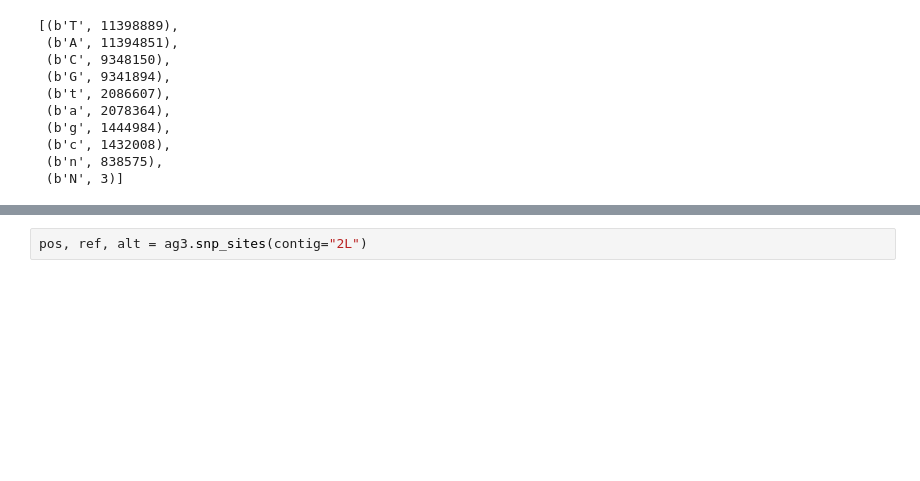
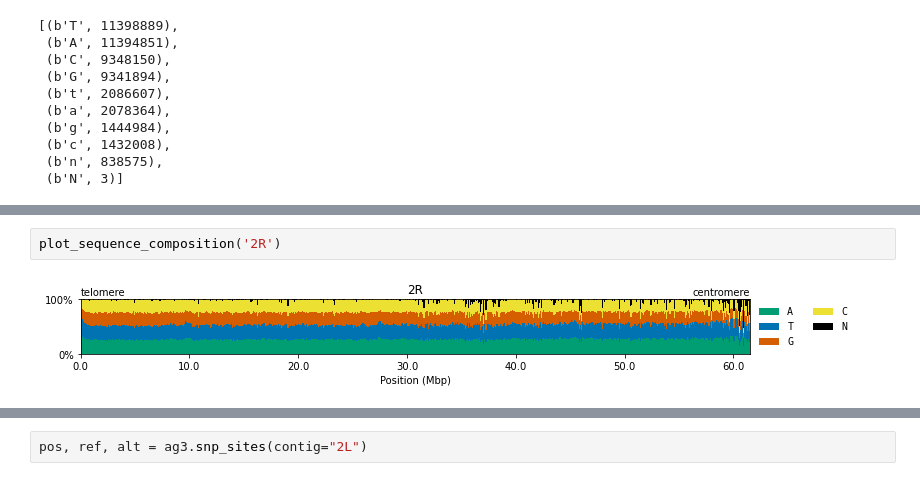
Before and after one commit to malariagen/vector-data, a Jupyter notebook: docs/ag3/examples/snps-alleles-filters.ipynb, the cells around one changed output, grey strips where cells are left out. Drawn from its saved outputs; the diff is of its cells as text; blank space fills up the shorter version.

```diff
--- a/docs/ag3/examples/snps-alleles-filters.ipynb
+++ b/docs/ag3/examples/snps-alleles-filters.ipynb
@@ -80,0 +147,4 @@ Second, there are 838,578 nucleotides which are unknown (either "N" or "n").
+# %%
+plot_sequence_composition('2R')
+# %% [output]
+[figure, added]
```
Also changed, not shown: parts of 14 cells of this notebook, 1 other file.
